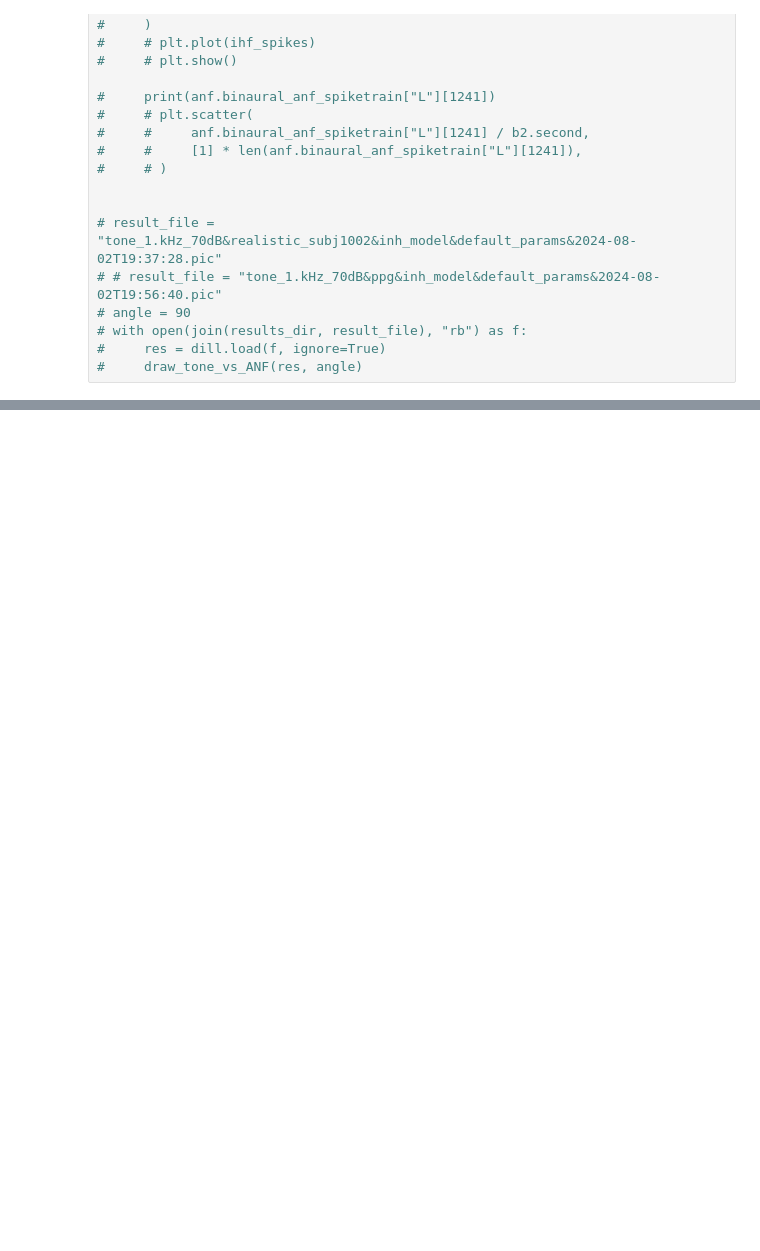
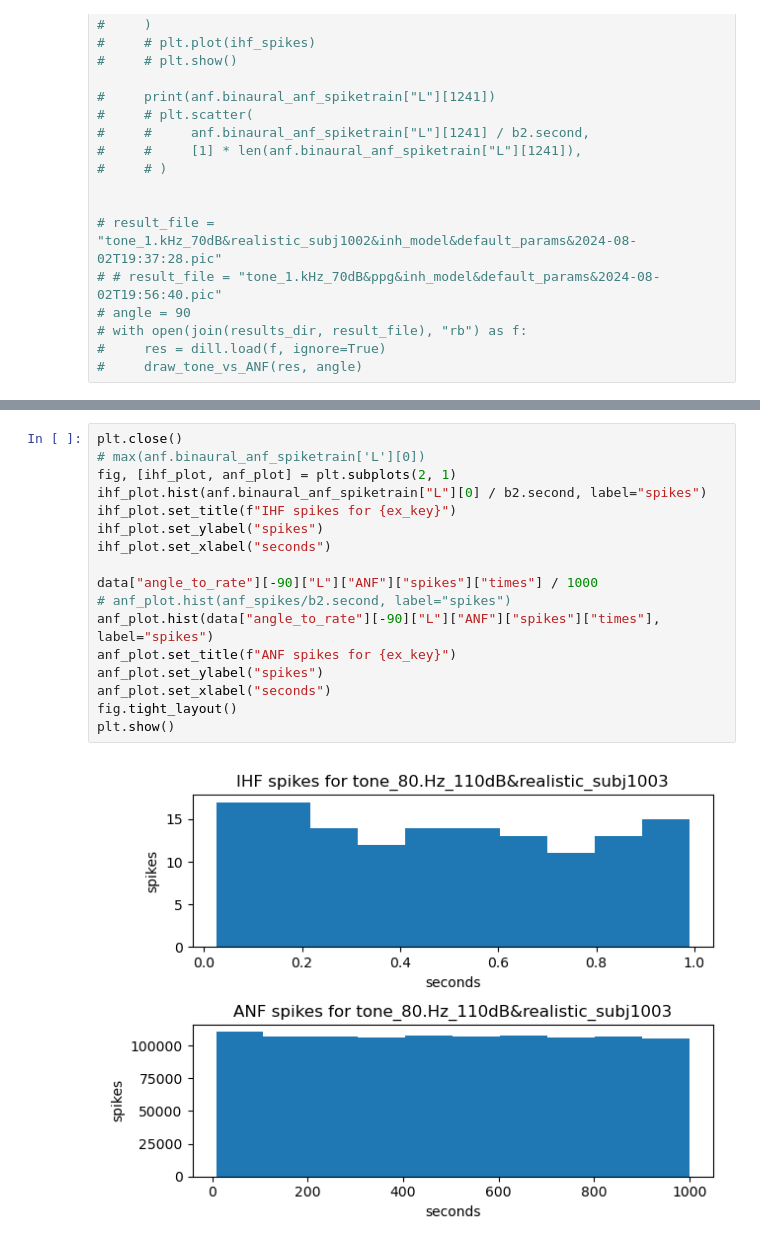
Before and after one commit to pollomarzo/polithesis, a Jupyter notebook: tests_POCs/anf.ipynb, the cells around one changed output, grey strips where cells are left out. Saved outputs shown, nothing was run; the diff lists cells and outputs as text; blank space fills up the shorter version.

```diff
--- a/tests_POCs/anf.ipynb
+++ b/tests_POCs/anf.ipynb
@@ -153,0 +265,19 @@ fig.tight_layout()
+# %%
+plt.close()
+# max(anf.binaural_anf_spiketrain['L'][0])
+fig, [ihf_plot, anf_plot] = plt.subplots(2, 1)
+ihf_plot.hist(anf.binaural_anf_spiketrain["L"][0] / b2.second, label="spikes")
+ihf_plot.set_title(f"IHF spikes for {ex_key}")
+ihf_plot.set_ylabel("spikes")
+ihf_plot.set_xlabel("seconds")
+
+data["angle_to_rate"][-90]["L"]["ANF"]["spikes"]["times"] / 1000
+# anf_plot.hist(anf_spikes/b2.second, label="spikes")
+anf_plot.hist(data["angle_to_rate"][-90]["L"]["ANF"]["spikes"]["times"], label="spikes")
+anf_plot.set_title(f"ANF spikes for {ex_key}")
+anf_plot.set_ylabel("spikes")
+anf_plot.set_xlabel("seconds")
+fig.tight_layout()
+plt.show()
+# %% [output]
+[figure, added]
```
Also changed, not shown: parts of 11 cells of this notebook, 2 other files.
